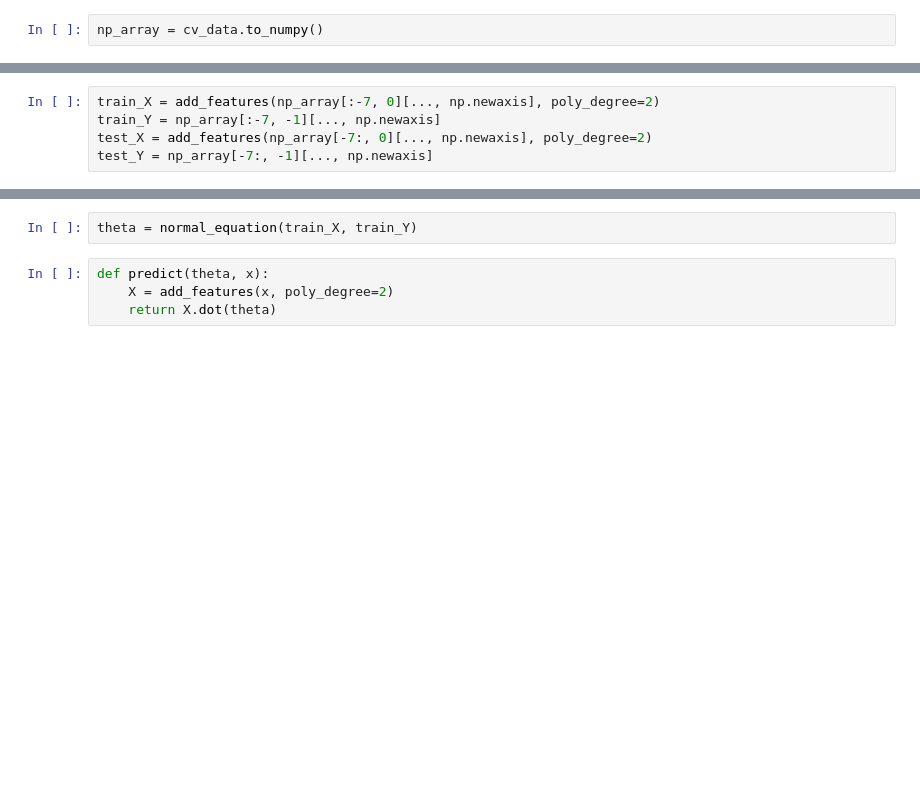
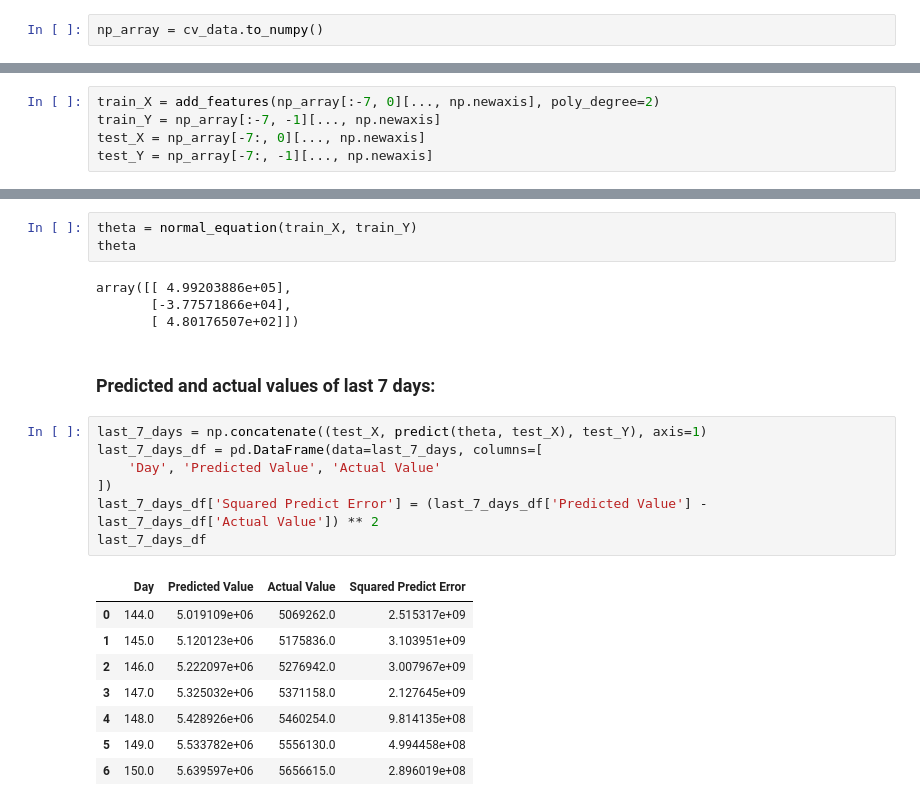
Before and after one commit to radinshayanfar/AUT_ALA, a Jupyter notebook: lin_regression.ipynb, the cells around one changed output, grey strips where cells are left out. Cells and saved outputs as stored; diff of their text form; blank space fills up the shorter version.

```diff
--- a/lin_regression.ipynb
+++ b/lin_regression.ipynb
@@ -39,5 +53,5 @@ def add_features(X, poly_degree):
 # %%
 train_X = add_features(np_array[:-7, 0][..., np.newaxis], poly_degree=2)
 train_Y = np_array[:-7, -1][..., np.newaxis]
-test_X = add_features(np_array[-7:, 0][..., np.newaxis], poly_degree=2)
+test_X = np_array[-7:, 0][..., np.newaxis]
 test_Y = np_array[-7:, -1][..., np.newaxis]
@@ -58,6 +63,25 @@ def normal_equation(X, y):
 # %%
 theta = normal_equation(train_X, train_Y)
+theta
+# %% [output]
+array([[ 4.99203886e+05],
+       [-3.77571866e+04],
+       [ 4.80176507e+02]])
-# %%
-def predict(theta, x):
-    X = add_features(x, poly_degree=2)
-    return X.dot(theta)
+# %% [markdown]
+### Predicted and actual values of last 7 days:
+# %%
+last_7_days = np.concatenate((test_X, predict(theta, test_X), test_Y), axis=1)
+last_7_days_df = pd.DataFrame(data=last_7_days, columns=[
+    'Day', 'Predicted Value', 'Actual Value'
+])
+last_7_days_df['Squared Predict Error'] = (last_7_days_df['Predicted Value'] - last_7_days_df['Actual Value']) ** 2
+last_7_days_df
+# %% [output]
+|  | Day | Predicted Value | Actual Value | Squared Predict Error |
+| 0 | 144.0 | 5.019109e+06 | 5069262.0 | 2.515317e+09 |
+| 1 | 145.0 | 5.120123e+06 | 5175836.0 | 3.103951e+09 |
+| 2 | 146.0 | 5.222097e+06 | 5276942.0 | 3.007967e+09 |
+| 3 | 147.0 | 5.325032e+06 | 5371158.0 | 2.127645e+09 |
+| 4 | 148.0 | 5.428926e+06 | 5460254.0 | 9.814135e+08 |
+| 5 | 149.0 | 5.533782e+06 | 5556130.0 | 4.994458e+08 |
+| 6 | 150.0 | 5.639597e+06 | 5656615.0 | 2.896019e+08 |
```
Also changed, not shown: parts of 14 cells of this notebook.
